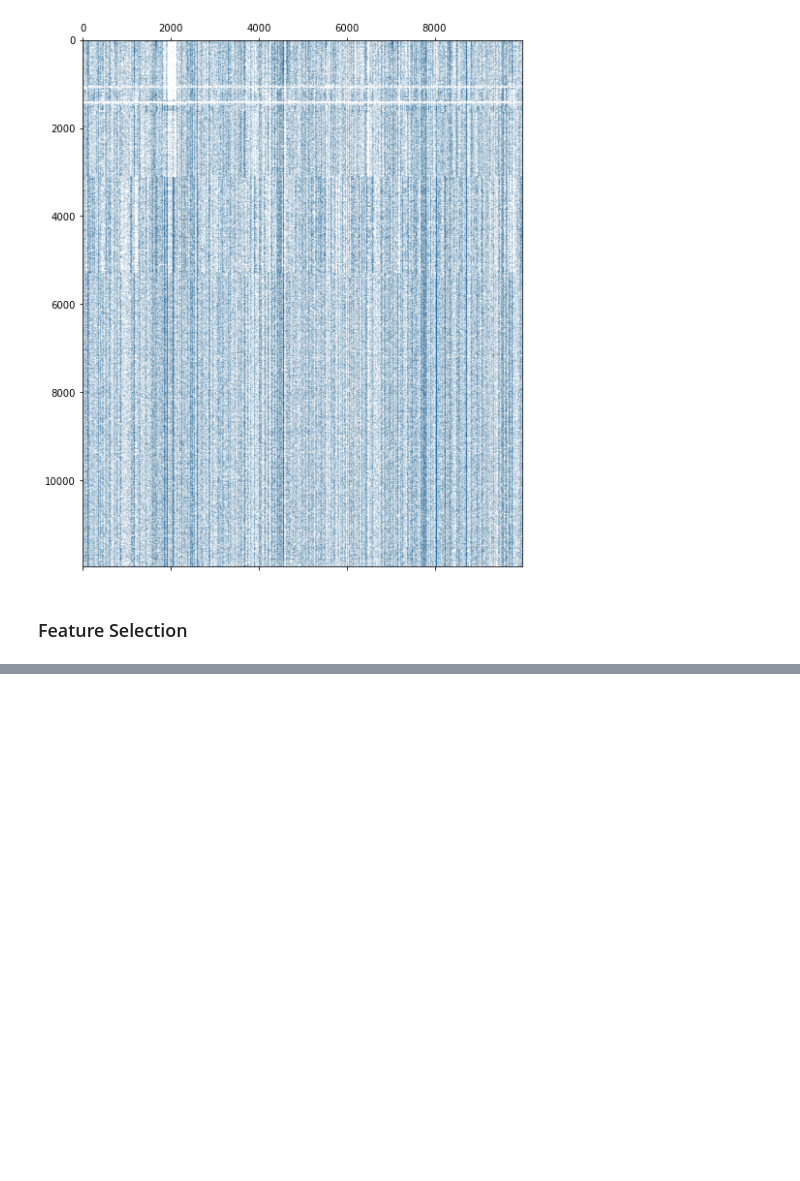
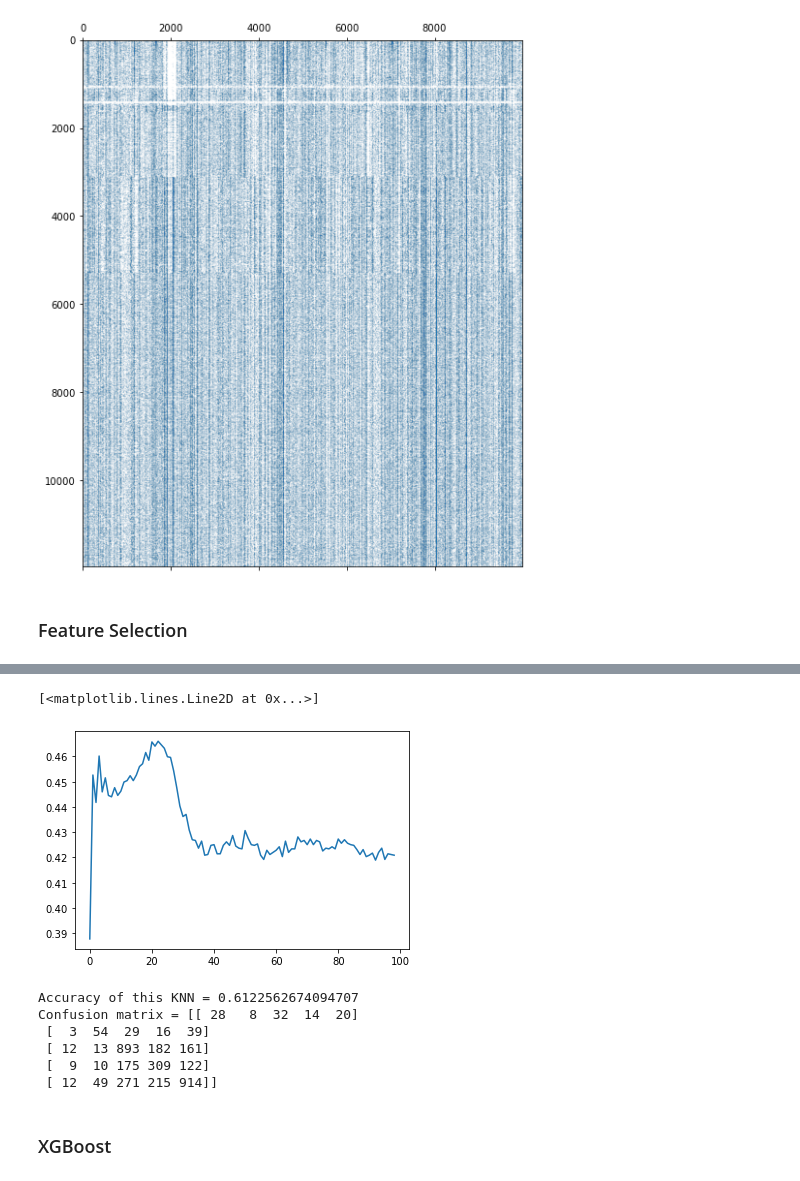
Before and after one commit to janubangalore/COVID-19-Journal-Decision-Using-ML, a Jupyter notebook: COVID -19 Journal Decision using ML.ipynb, the cells around one changed output, grey strips where cells are left out. Cells and saved outputs as stored; diff of their text form; code cells hidden in the pictures; blank space fills up the shorter version.

Commit message:
Model Made

```diff
--- a/COVID -19 Journal Decision using ML.ipynb
+++ b/COVID -19 Journal Decision using ML.ipynb
@@ -1022,0 +1058,6 @@ ValueError: could not convert string to float: 'ug7v899j'
+# %%
+linear_svc = LinearSVC(multi_class='ovr')
+linear_svc.fit(tfidf_train_final,y_train)
+predictions = linear_svc.predict(tfidf_test_final)
+print ("Accuracy of this SVM = " + str(metrics.accuracy_score(y_test, predictions)))
+print ("Confusion matrix = " + str(metrics.confusion_matrix(y_test, predictions)))
@@ -1022,0 +1088,7 @@ ValueError: could not convert string to float: 'ug7v899j'
+# %%
+from sklearn.neighbors import KNeighborsClassifier
+model = KNeighborsClassifier(n_neighbors = 5)
+model.fit(tfidf_train_final,y_train)
+predictions = model.predict(tfidf_test_final)
+print ("Accuracy of this KNN = " + str(metrics.accuracy_score(y_test, predictions)))
+print ("Confusion matrix = " + str(metrics.confusion_matrix(y_test, predictions)))
@@ -1022,0 +1117,26 @@ ValueError: could not convert string to float: 'ug7v899j'
+# %%
+error_rates=[]
+for i in np.arange(1, 100):
+    new_model = KNeighborsClassifier(n_neighbors = i)
+    new_model.fit(tfidf_train_final,y_train)
+    new_predictions = new_model.predict(tfidf_test_final)
+    error_rates.append(np.mean(new_predictions != y_test))
+plt.plot(error_rates)
+# %% [output]
+[<matplotlib.lines.Line2D at 0x...>]
+[figure, added]
+# %%
+model = KNeighborsClassifier(n_neighbors = 1)
+model.fit(tfidf_train_final,y_train)
+predictions = model.predict(tfidf_test_final)
+print ("Accuracy of this KNN = " + str(metrics.accuracy_score(y_test, predictions)))
+print ("Confusion matrix = " + str(metrics.confusion_matrix(y_test, predictions)))
+# %% [output]
+Accuracy of this KNN = 0.6122562674094707
+Confusion matrix = [[ 28   8  32  14  20]
+ [  3  54  29  16  39]
+ [ 12  13 893 182 161]
+ [  9  10 175 309 122]
+ [ 12  49 271 215 914]]
+# %% [markdown]
+### XGBoost
```
Also changed, not shown: parts of 21 cells of this notebook.
